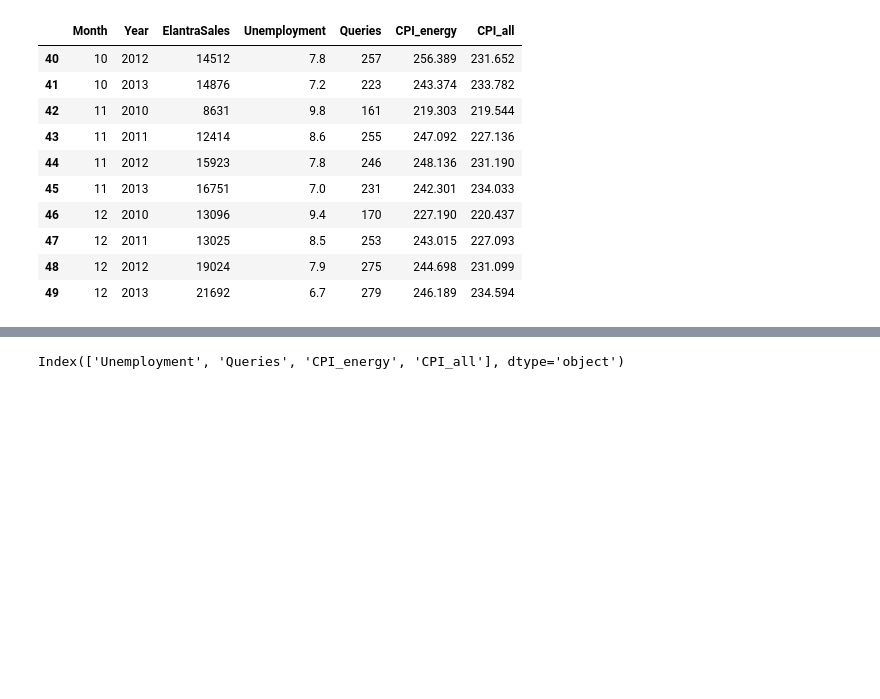
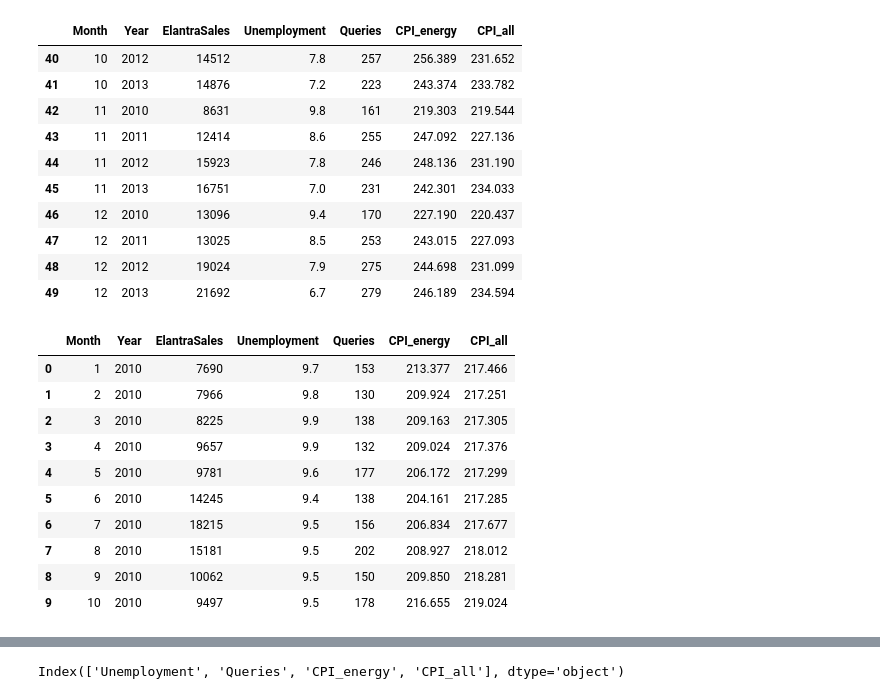
Before and after one commit to Thach375/Foundation-model-lab-PhamNgocThach-20235556, a Jupyter notebook: ML-exercises/Ex3/Practice/Practice2/Practice_2.ipynb, the cells around one changed output, grey strips where cells are left out. Cells and saved outputs as stored; diff of their text form; code cells hidden in the pictures; blank space fills up the shorter version.

```diff
--- a/ML-exercises/Ex3/Practice/Practice2/Practice_2.ipynb
+++ b/ML-exercises/Ex3/Practice/Practice2/Practice_2.ipynb
@@ -38,8 +38,22 @@ df.tail(10)
 # %%
 ##### exercise #####
 # Yêu cầu: Sắp xếp lại thứ tự các hàng dữ liệu theo tháng/năm
 # Gợi ý: sử dụng df.sort_values và df.reset_index
 ######################
+df = df.sort_values(by = ['Year', 'Month']).reset_index(drop=True)
+df.head(10)
+# %% [output]
+|  | Month | Year | ElantraSales | Unemployment | Queries | CPI_energy | CPI_all |
+| 0 | 1 | 2010 | 7690 | 9.7 | 153 | 213.377 | 217.466 |
+| 1 | 2 | 2010 | 7966 | 9.8 | 130 | 209.924 | 217.251 |
+| 2 | 3 | 2010 | 8225 | 9.9 | 138 | 209.163 | 217.305 |
+| 3 | 4 | 2010 | 9657 | 9.9 | 132 | 209.024 | 217.376 |
+| 4 | 5 | 2010 | 9781 | 9.6 | 177 | 206.172 | 217.299 |
+| 5 | 6 | 2010 | 14245 | 9.4 | 138 | 204.161 | 217.285 |
+| 6 | 7 | 2010 | 18215 | 9.5 | 156 | 206.834 | 217.677 |
+| 7 | 8 | 2010 | 15181 | 9.5 | 202 | 208.927 | 218.012 |
+| 8 | 9 | 2010 | 10062 | 9.5 | 150 | 209.850 | 218.281 |
+| 9 | 10 | 2010 | 9497 | 9.5 | 178 | 216.655 | 219.024 |
 # %%
 import matplotlib.pyplot as plt
 
```
Also changed, not shown: parts of 6 cells of this notebook.
